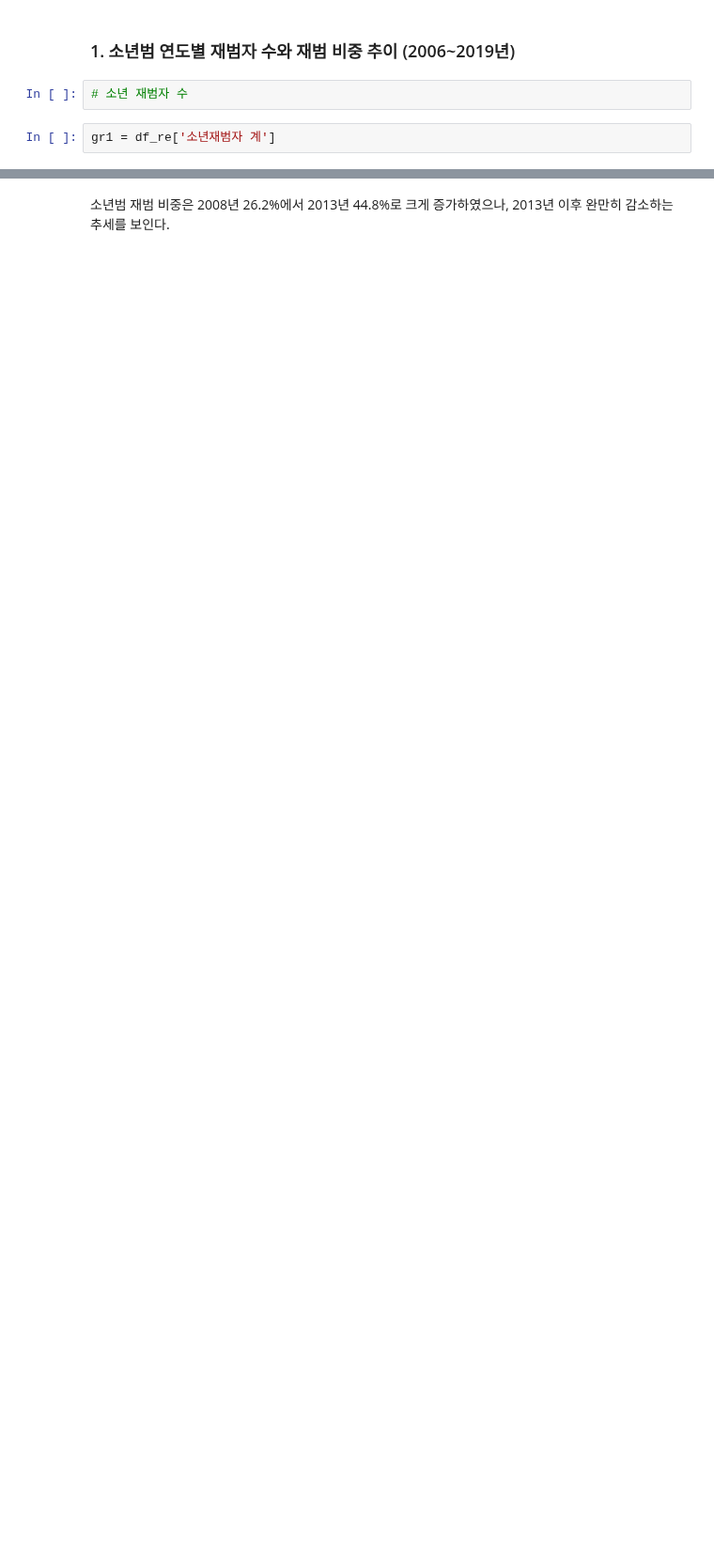
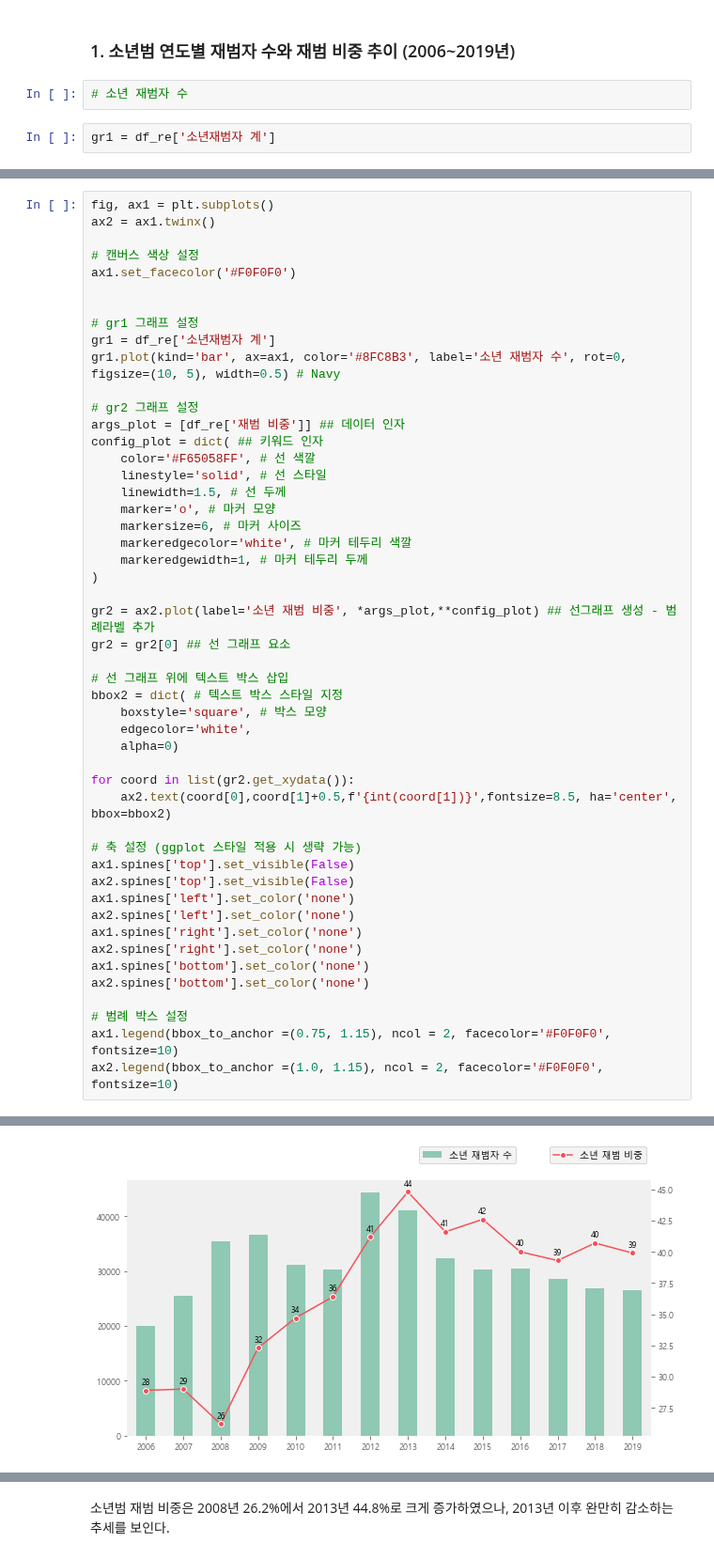
Before and after one commit to hkim11656/crime_analysis, a Jupyter notebook: 10_소년범 연도별 재범자 수 및 재범 비중 추이_김현화.ipynb, the cells around one changed output, grey strips where cells are left out. Shown at 94% size. Drawn from its saved outputs; the diff is of its cells as text; blank space fills up the shorter version.

```diff
--- a/10_소년범 연도별 재범자 수 및 재범 비중 추이_김현화.ipynb
+++ b/10_소년범 연도별 재범자 수 및 재범 비중 추이_김현화.ipynb
@@ -265,0 +256,50 @@ ax2.legend(bbox_to_anchor =(1.0, 1.15), ncol = 2)
+# %%
+fig, ax1 = plt.subplots()
+ax2 = ax1.twinx()
+
+# 캔버스 색상 설정
+ax1.set_facecolor('#F0F0F0')
+
+
+# gr1 그래프 설정
+gr1 = df_re['소년재범자 계']
+gr1.plot(kind='bar', ax=ax1, color='#8FC8B3', label='소년 재범자 수', rot=0, figsize=(10, 5), width=0.5) # Navy
+
+# gr2 그래프 설정
+args_plot = [df_re['재범 비중']] ## 데이터 인자
+config_plot = dict( ## 키워드 인자
+    color='#F65058FF', # 선 색깔
+    linestyle='solid', # 선 스타일
+    linewidth=1.5, # 선 두께
+    marker='o', # 마커 모양
+    markersize=6, # 마커 사이즈
+    markeredgecolor='white', # 마커 테두리 색깔
+    markeredgewidth=1, # 마커 테두리 두께
+)
+
+gr2 = ax2.plot(label='소년 재범 비중', *args_plot,**config_plot) ## 선그래프 생성 - 범례라벨 추가
+gr2 = gr2[0] ## 선 그래프 요소
+
+# 선 그래프 위에 텍스트 박스 삽입
+bbox2 = dict( # 텍스트 박스 스타일 지정
+    boxstyle='square', # 박스 모양
+    edgecolor='white',
+    alpha=0)
+
+for coord in list(gr2.get_xydata()):
+    ax2.text(coord[0],coord[1]+0.5,f'{int(coord[1])}',fontsize=8.5, ha='center', bbox=bbox2)
+
+# 축 설정 (ggplot 스타일 적용 시 생략 가능)
+ax1.spines['top'].set_visible(False)
+ax2.spines['top'].set_visible(False)
+ax1.spines['left'].set_color('none')
+ax2.spines['left'].set_color('none')
+ax1.spines['right'].set_color('none')
+ax2.spines['right'].set_color('none')
+ax1.spines['bottom'].set_color('none')
+ax2.spines['bottom'].set_color('none')
+
+# 범례 박스 설정
+ax1.legend(bbox_to_anchor =(0.75, 1.15), ncol = 2, facecolor='#F0F0F0', fontsize=10)
+ax2.legend(bbox_to_anchor =(1.0, 1.15), ncol = 2, facecolor='#F0F0F0', fontsize=10)
+# %% [output]
@@ -265,0 +307 @@ ax2.legend(bbox_to_anchor =(1.0, 1.15), ncol = 2)
+[figure, added]
```
Also changed, not shown: parts of 11 cells of this notebook, 5 other files.
